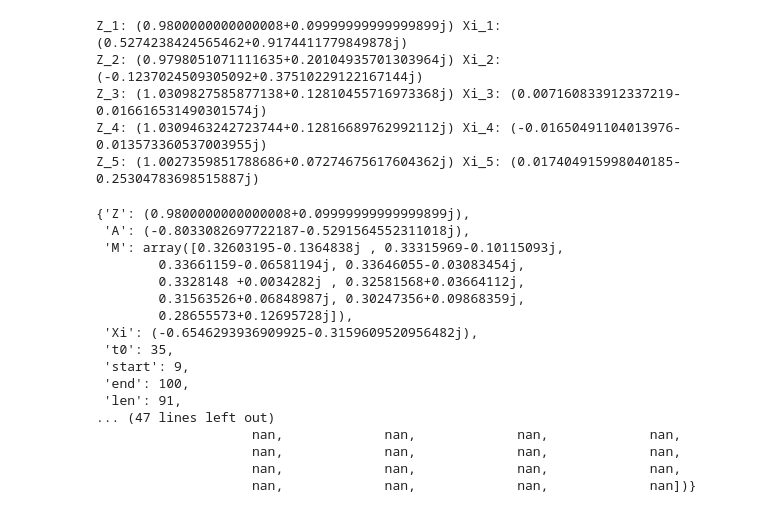
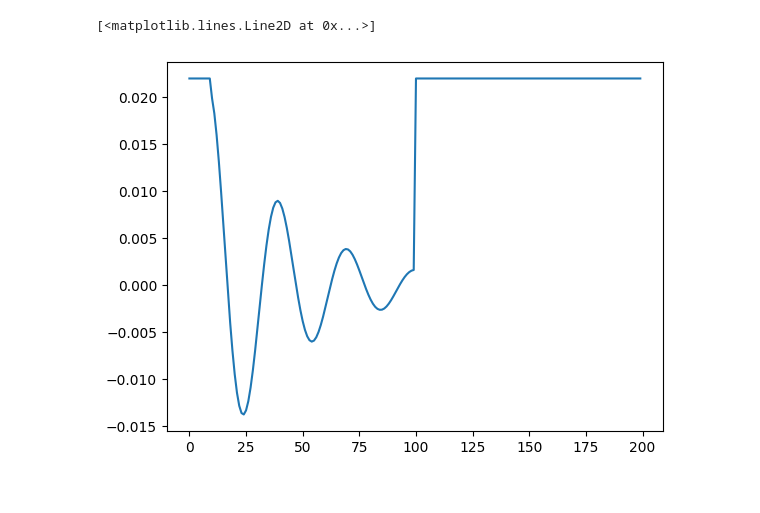
Before and after one commit to MSchmidt99/PyDMD, a Jupyter notebook: pydmd/Z Decomposition Showcase.ipynb, the cells around one changed output. Cells and saved outputs as stored; diff of their text form; code cells hidden in the pictures.

```diff
--- a/pydmd/Z Decomposition Showcase.ipynb
+++ b/pydmd/Z Decomposition Showcase.ipynb
@@ -272,33 +32,0 @@ Five sifts
-# %%
-print("Z_1:", Z_1['Z'], "Xi_1:", Z_1['Xi'] * (Z_1['Z'] ** -(Z_1['t0'] - 10)))
-print("Z_2:", Z_2['Z'], "Xi_2:", Z_2['Xi'] * (Z_2['Z'] ** -(Z_2['t0'] - 10)))
-print("Z_3:", Z_3['Z'], "Xi_3:", Z_3['Xi'] * (Z_3['Z'] ** -(Z_3['t0'] - 10)))
-print("Z_4:", Z_4['Z'], "Xi_4:", Z_4['Xi'] * (Z_4['Z'] ** -(Z_4['t0'] - 10)))
-print("Z_5:", Z_5['Z'], "Xi_5:", Z_5['Xi'] * (Z_5['Z'] ** -(Z_5['t0'] - 10)))
-# first two Z's are extremely close to ground truth, though phasors are off
-# %% [output]
-Z_1: (0.9800000000000008+0.09999999999999899j) Xi_1: (0.5274238424565462+0.9174411779849878j)
-Z_2: (0.9798051071111635+0.20104935701303964j) Xi_2: (-0.1237024509305092+0.37510229122167144j)
-Z_3: (1.0309827585877138+0.12810455716973368j) Xi_3: (0.007160833912337219-0.016616531490301574j)
-Z_4: (1.0309463242723744+0.12816689762992112j) Xi_4: (-0.01650491104013976-0.013573360537003955j)
-Z_5: (1.0027359851788686+0.07274675617604362j) Xi_5: (0.017404915998040185-0.25304783698515887j)
-# %%
-Z_1
-# %% [output]
-{'Z': (0.9800000000000008+0.09999999999999899j),
- 'A': (-0.8033082697722187-0.5291564552311018j),
- 'M': array([0.32603195-0.1364838j , 0.33315969-0.10115093j,
-        0.33661159-0.06581194j, 0.33646055-0.03083454j,
-        0.3328148 +0.0034282j , 0.32581568+0.03664112j,
-        0.31563526+0.06848987j, 0.30247356+0.09868359j,
-        0.28655573+0.12695728j]),
- 'Xi': (-0.6546293936909925-0.3159609520956482j),
- 't0': 35,
- 'start': 9,
- 'end': 100,
- 'len': 91,
-... (47 lines left out)
-                    nan,             nan,             nan,             nan,
-                    nan,             nan,             nan,             nan,
-                    nan,             nan,             nan,             nan,
-                    nan,             nan,             nan,             nan])}
@@ -304,0 +36,21 @@ Z_1
+# %%
+sub_dmd_args = {}
+d = 7
+window_len = 2 * d + 1
+HDMD_kwargs = {
+    'd': d,
+    'reconstruction_method': 'mean',
+    'sub_dmd_class': DMD,
+    'sub_class_args': sub_dmd_args
+}
+
+HDMD_obj = HankelDMD(**HDMD_kwargs)
+z_dec = ZDecomposition(HDMD_obj=HDMD_obj)
+Zs, residual_signal = z_dec.sift(
+    s_uncentered, window_len, min_freq=0, max_freq=np.inf, min_windows=10,
+    noise_var_tol=0.001
+)
+plt.plot(residual_signal)
+# %% [output]
+[<matplotlib.lines.Line2D at 0x...>]
+[figure, added]
```
Also changed, not shown: parts of 37 cells of this notebook, 1 other file.
